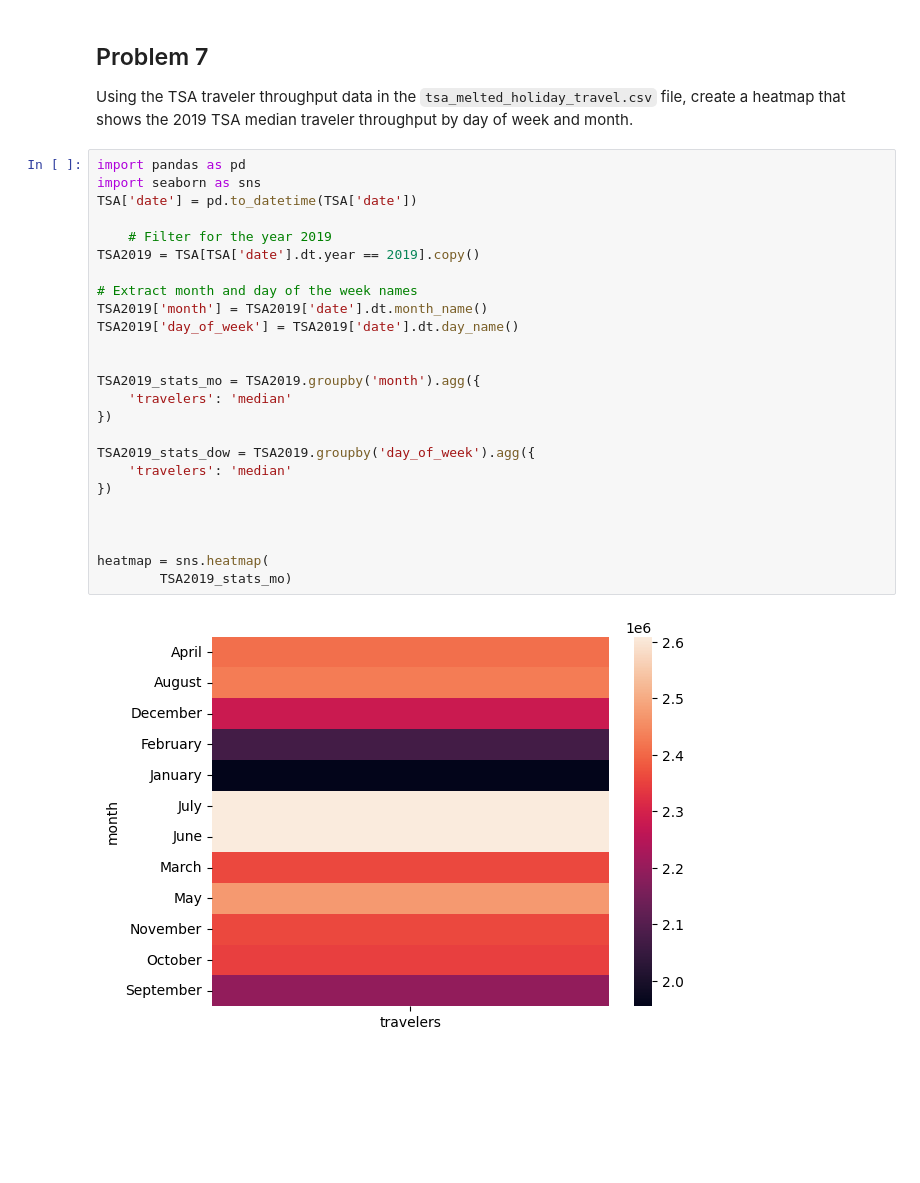
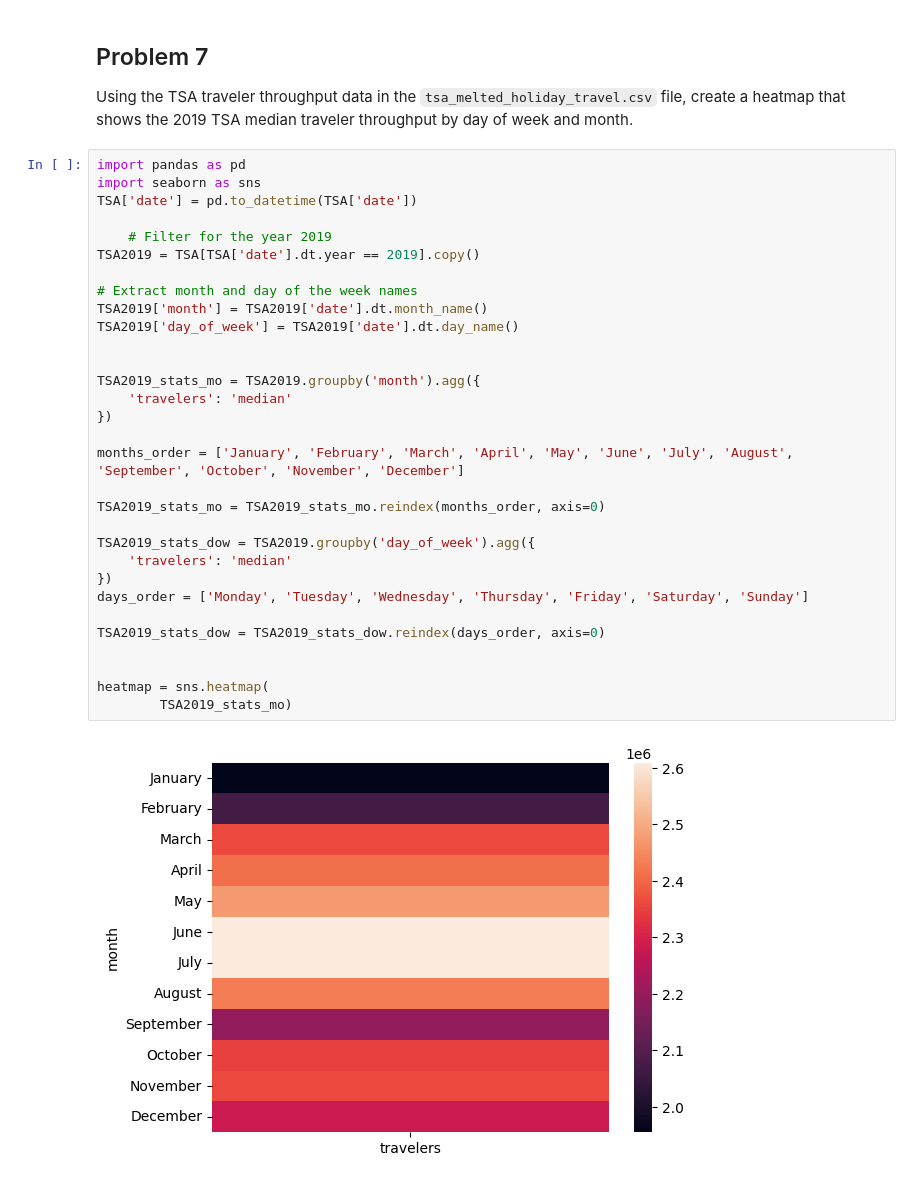
Before and after one commit to SU-IST707-FS25/week-1-materials-haydenorenstein, a Jupyter notebook: assignment.ipynb, the cells around one changed output. Saved outputs shown, nothing was run; the diff lists cells and outputs as text; blank space fills up the shorter version.

```diff
--- a/assignment.ipynb
+++ b/assignment.ipynb
@@ -160,30 +161,36 @@ Using the TSA traveler throughput data in the `tsa_melted_holiday_travel.csv` fi
 # %%
 import pandas as pd
 import seaborn as sns
 TSA['date'] = pd.to_datetime(TSA['date'])
 
     # Filter for the year 2019
 TSA2019 = TSA[TSA['date'].dt.year == 2019].copy()
 
 # Extract month and day of the week names
 TSA2019['month'] = TSA2019['date'].dt.month_name()
 TSA2019['day_of_week'] = TSA2019['date'].dt.day_name()
 
 
 TSA2019_stats_mo = TSA2019.groupby('month').agg({
     'travelers': 'median'
 })
 
+months_order = ['January', 'February', 'March', 'April', 'May', 'June', 'July', 'August', 'September', 'October', 'November', 'December']
+
+TSA2019_stats_mo = TSA2019_stats_mo.reindex(months_order, axis=0)
+
 TSA2019_stats_dow = TSA2019.groupby('day_of_week').agg({
     'travelers': 'median'
 })
+days_order = ['Monday', 'Tuesday', 'Wednesday', 'Thursday', 'Friday', 'Saturday', 'Sunday']
 
+TSA2019_stats_dow = TSA2019_stats_dow.reindex(days_order, axis=0)
 
 
 heatmap = sns.heatmap(
         TSA2019_stats_mo)
 # %% [output]
-[figure, old version]
+[figure, new version]
 # %%
 heatmap = sns.heatmap(
         TSA2019_stats_dow)
```
Also changed, not shown: parts of 2 cells of this notebook.
